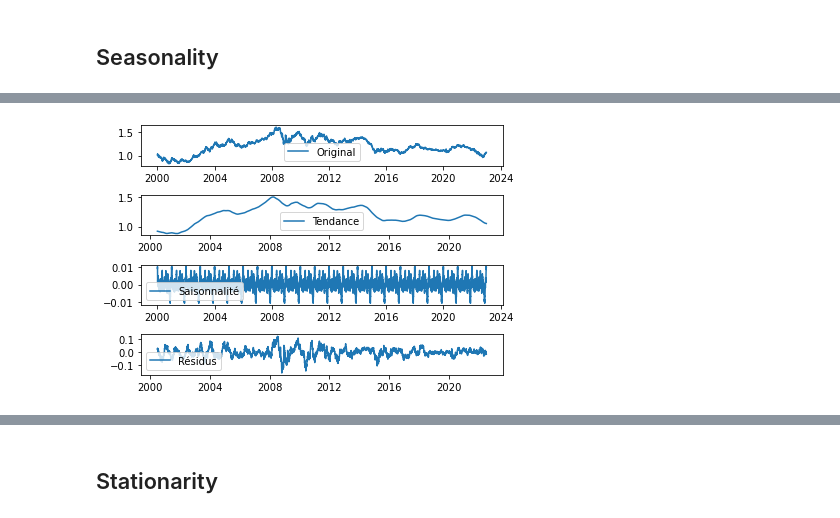
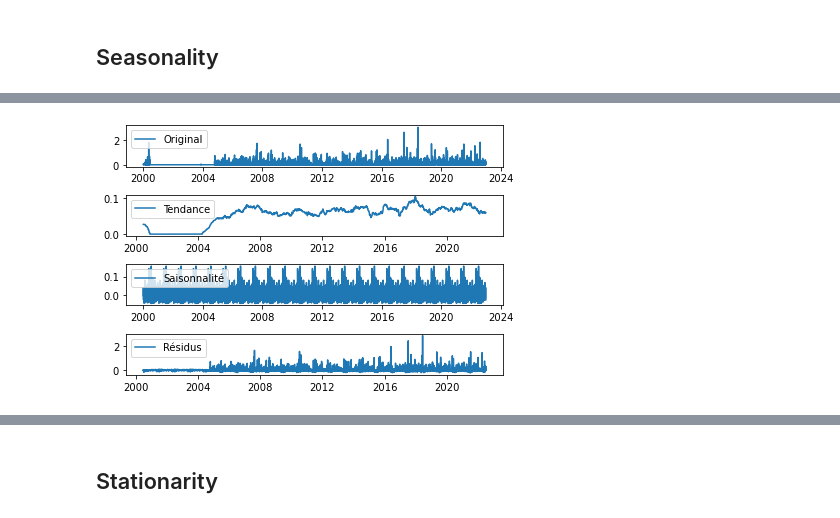
Before and after one commit to Idriss-Malek/stat_study_climate_paris, a Jupyter notebook: statistical_study.ipynb, the cells around one changed output, grey strips where cells are left out. Cells and saved outputs as stored; diff of their text form; code cells hidden in the pictures.

```diff
--- a/statistical_study.ipynb
+++ b/statistical_study.ipynb
@@ -15,3 +13,3 @@ from statsmodels.graphics.tsaplots import plot_predict
 %matplotlib inline
 # %%
-df=pd.read_csv('eur_to_usd.csv', index_col="DATE", infer_datetime_format=True, parse_dates=True)
+df=pd.read_csv('climate.csv', index_col="DATE", infer_datetime_format=True, parse_dates=True).drop(['STATION','SNWD'],axis=1)
@@ -18,7 +26,6 @@ df=pd.read_csv('eur_to_usd.csv', index_col="DATE", infer_datetime_format=True, p
 # %% [markdown]
 **Preprocessing data**
 # %%
-df=df[df.VALUE!='.']
 df=df.astype(float)
 start_date = df.index.min()
 end_date = df.index.max()
@@ -86,28 +133,23 @@ plt.show()
 # %%
-from statsmodels.tsa.seasonal import seasonal_decompose
-decomposition = seasonal_decompose(df['VALUE'], model='additive', period=365)
+decomposition = seasonal_decompose(df['PRCP'], model='additive', period=365)
 
-# Obtenez les composantes saisonnières, tendancielles et résiduelles
 seasonal = decomposition.seasonal
 trend = decomposition.trend
 residual = decomposition.resid
 
-# Tracez les composantes
-import matplotlib.pyplot as plt
-
 plt.subplot(411)
-plt.plot(df['VALUE'], label='Original')
+plt.plot(df['PRCP'], label='Original')
 plt.legend(loc='best')
 plt.subplot(412)
 plt.plot(trend, label='Tendance')
 plt.legend(loc='best')
 plt.subplot(413)
 plt.plot(seasonal,label='Saisonnalité')
 plt.legend(loc='best')
 plt.subplot(414)
 plt.plot(residual, label='Résidus')
 plt.legend(loc='best')
 plt.tight_layout()
 plt.show()
 # %% [output]
-[figure, old version]
+[figure, new version]
```
Also changed, not shown: parts of 37 cells of this notebook.
